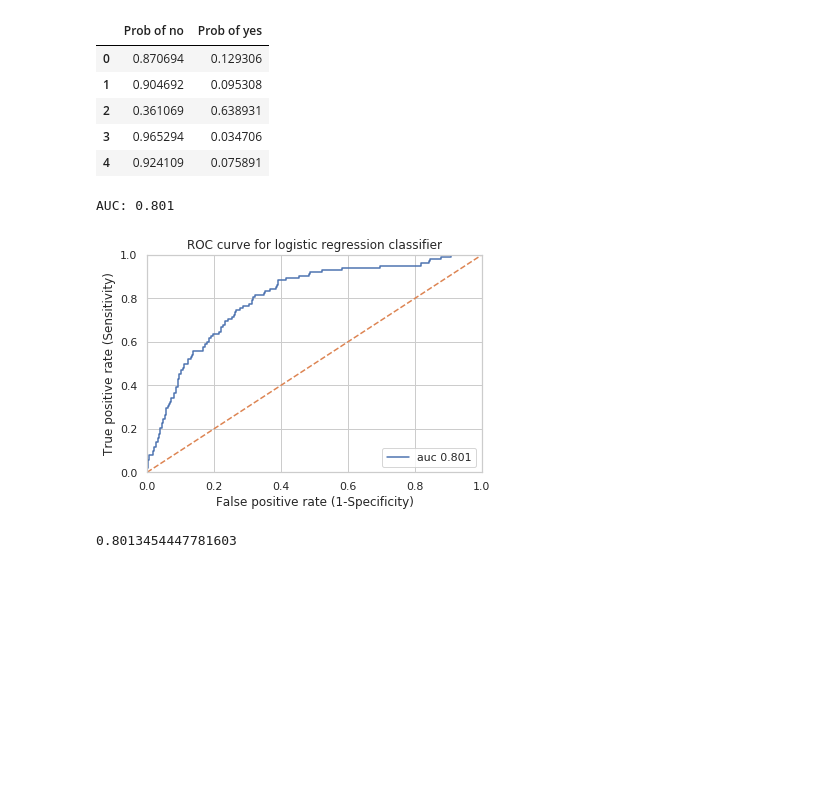
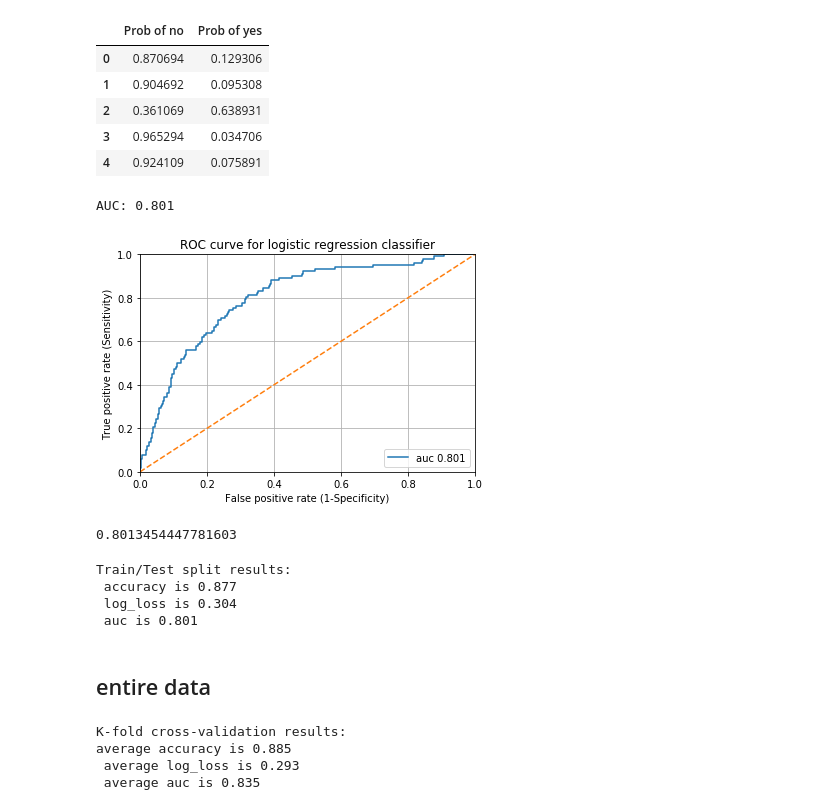
Before and after one commit to renubansal/Machine_Learning, a Jupyter notebook: Logistic_Regression.ipynb, the cells around one changed output. Saved outputs shown, nothing was run; the diff lists cells and outputs as text; code cells hidden in the pictures; blank space fills up the shorter version.

```diff
--- a/Logistic_Regression.ipynb
+++ b/Logistic_Regression.ipynb
@@ -5,14 +5,17 @@ from sklearn import preprocessing
 import matplotlib.pyplot as plt
 import seaborn as sn
 
-plt.rc("font", size=14)
+#plt.rc("font", size=14)
 
 from sklearn.linear_model import LogisticRegression
 from sklearn.model_selection import train_test_split
+from sklearn.metrics import confusion_matrix, precision_recall_curve, roc_curve, auc, log_loss
+from sklearn.metrics import accuracy_score, classification_report, precision_score, recall_score
+
 
 import seaborn as sns
-sns.set(style="white")
-sns.set(style="whitegrid", color_codes=True)
+#sns.set(style="white")
+#sns.set(style="whitegrid", color_codes=True)
 # %%
 data = pd.read_csv("../bank.csv",sep=';')
 # %%
@@ -45,7 +48,7 @@ y=new_features.iloc[:,-1]
 x_train,x_test,y_train,y_test=train_test_split(x,y,test_size=.20,random_state=5)
 # %%
 from sklearn.linear_model import LogisticRegression
-logreg=LogisticRegression()
+logreg=LogisticRegression(solver='liblinear')
 logreg.fit(x_train,y_train)
 y_pred=logreg.predict(x_test)
 # %%
@@ -101,30 +104,64 @@ y_pred_prob_df.head()
 # %%
 from sklearn.metrics import roc_curve
 
 y_pred_prob_yes=logreg.predict_proba(x_test)
 prob = y_pred_prob_yes[:,1]
 
-auc = sklearn.metrics.roc_auc_score(y_test, prob)
-print('AUC: %.3f' % auc)
+auc1 = sklearn.metrics.roc_auc_score(y_test, prob)
+print('AUC: %.3f' % auc1)
 
 fpr, tpr, thresholds = roc_curve(y_test,prob, pos_label='yes')
 
-plt.plot(fpr,tpr,label="auc %0.3f"%auc)
+plt.plot(fpr,tpr,label="auc %0.3f"%auc1)
 plt.xlim([0.0, 1.0])
 plt.ylim([0.0, 1.0])
 plt.plot([0, 1], [0, 1], linestyle='--')
 plt.title('ROC curve for logistic regression classifier')
 plt.xlabel('False positive rate (1-Specificity)')
 plt.ylabel('True positive rate (Sensitivity)')
 plt.grid(True)
 
 plt.legend(loc='lower right')
 plt.show()
 # %% [output]
 AUC: 0.801
-[figure, old version]
+[figure, new version]
 # %%
 #Area under curve
 sklearn.metrics.roc_auc_score(y_test,y_pred_prob_yes[:,1])
 # %% [output]
 0.8013454447781603
+# %%
+
+print('Train/Test split results:')
+print("accuracy is %2.3f" % accuracy_score(y_test, y_pred))
+print("log_loss is %2.3f" % log_loss(y_test, y_pred_prob))
+print("auc is %2.3f" % auc(fpr, tpr))
+# %% [output]
+Train/Test split results:
+ accuracy is 0.877
+ log_loss is 0.304
+ auc is 0.801
+# %% [markdown]
+## entire data
+# %%
+from sklearn.model_selection import cross_val_score
+logreg = LogisticRegression(solver='liblinear')
+
+# Use cross_val_score function
+# We are passing the entirety of X and y, not X_train or y_train, it takes care of splitting the data
+# cv=10 for 10 folds
+# scoring = {'accuracy', 'neg_log_loss', 'roc_auc'} for evaluation metric - althought they are many
+
+scores_accuracy = cross_val_score(logreg, x, y, cv=10, scoring='accuracy')
+scores_log_loss = cross_val_score(logreg, x, y, cv=10, scoring='neg_log_loss')
+scores_auc = cross_val_score(logreg, x, y, cv=10, scoring='roc_auc')
+print('K-fold cross-validation results:')
+print("average accuracy is %2.3f" % scores_accuracy.mean())
+print("average log_loss is %2.3f" % -scores_log_loss.mean())
+print("average auc is %2.3f" % scores_auc.mean())
+# %% [output]
+K-fold cross-validation results:
+average accuracy is 0.885
+ average log_loss is 0.293
+ average auc is 0.835
```
Also changed, not shown: parts of 1 cell of this notebook.
